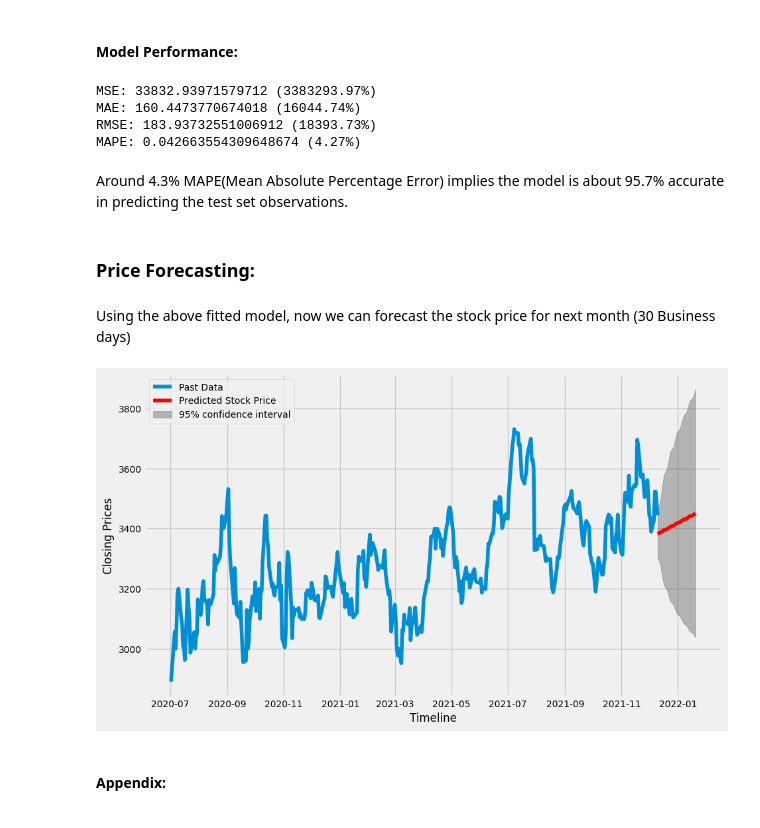
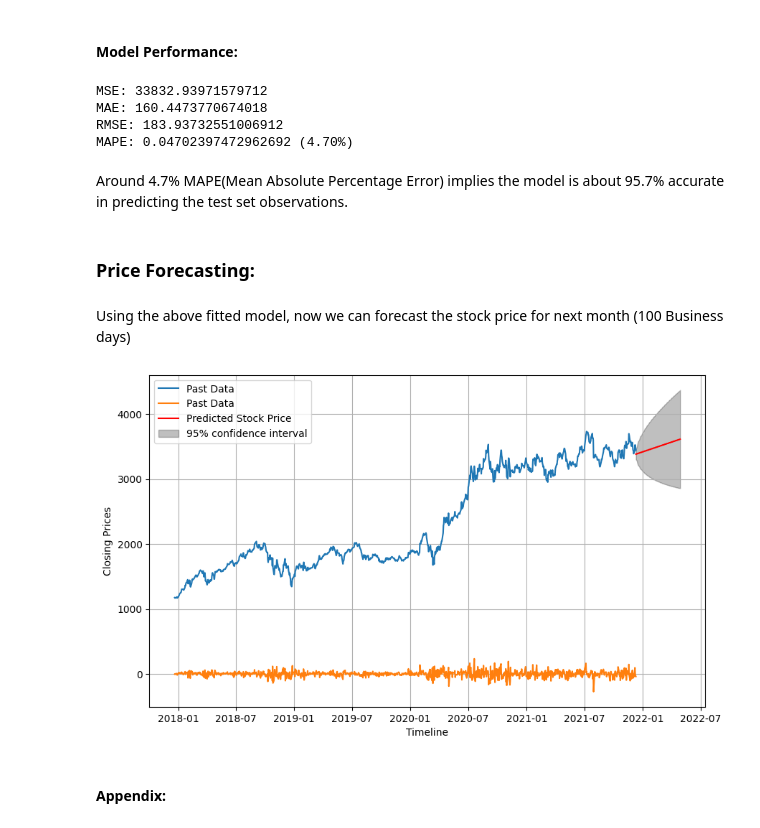
Before and after one commit to HemanthTalla/StockMarketPrediction, a Jupyter notebook: DDA_FinalProject.ipynb, the cells around one changed output. Cells and saved outputs as stored; diff of their text form; code cells hidden in the pictures.

```diff
--- a/DDA_FinalProject.ipynb
+++ b/DDA_FinalProject.ipynb
@@ -451,17 +494,33 @@ plt.legend()
 # %%
 def arimamodel(timeseries):
+    # Buids and auto arima model that will find the most suitable p,d,q values
     automodel = auto_arima(timeseries,
                               start_p=1,
                               start_q=1,
                               test="adf", # use adftest to find optimal 'd'
-                              seasonal=False, # No Seasonality
+                              seasonal=True, # No Seasonality
                               trace=True)
     return automodel
+# %%
+def reverse_diff(series, start_val=0, order=1):
+    # Swaps diff values back to true prices
+    series = np.insert(series, 0, start_val)
+    result = series.cumsum()[1:]
+
+    return result
 # %%
-def plot_arima(n_periods, timeseries, automodel, test_series=None, past_periods=None):
-    # Forecast
+def plot_arima(n_periods, timeseries, automodel, test_series=None, past_periods=None, true_price=None):
+    # Makes a forecast for n periods and plots them
     fc, confint = automodel.predict(n_periods=n_periods,
                                     return_conf_int=True)
+
+    if true_price:
+        fc = reverse_diff(fc, start_val=true_price)
+        confint[:, 0] = confint[:, 0] + true_price
+        confint[:, 1] = confint[:, 1] + true_price
+        # confint[:, 0] = reverse_diff(confint[:, 0], start_val=true_price)
+        # confint[:, 1] = reverse_diff(confint[:, 1], start_val=true_price)
+
     # Business Day index
     fc_ind = pd.date_range(timeseries.index[timeseries.shape[0]-1],
                            periods=n_periods, freq="B")
@@ -470,6 +529,7 @@ def plot_arima(n_periods, timeseries, automodel, test_series=None, past_periods=
     # Upper and lower confidence bounds
     lower_series = pd.Series(confint[:, 0], index=fc_ind)
     upper_series = pd.Series(confint[:, 1], index=fc_ind)
+
     # Create plot
     plt.figure(figsize=(10, 6))
     if past_periods:
@@ -504,7 +570,7 @@ def score_arima(n_periods, test_timeseries, automodel):
 
     return None
 # %%
-automodel = arimamodel(train_data)
+automodel = arimamodel(train_data['Close'])
 print(automodel.summary())
 # %% [output]
 Performing stepwise search to minimize aic
@@ -540,22 +626,22 @@ plot_arima(126, train_data, automodel, test_series=test_data)
 # %% [markdown]
 #### Model Performance:
 # %%
-score_arima(len(test_data), test_data, automodel)
+score_arima(len(test_data), test_data['Close'], automodel)
 # %% [output]
-MSE: 33832.93971579712 (3383293.97%)
-MAE: 160.4473770674018 (16044.74%)
-RMSE: 183.93732551006912 (18393.73%)
-MAPE: 0.042663554309648674 (4.27%)
+MSE: 33832.93971579712
+MAE: 160.4473770674018
+RMSE: 183.93732551006912
+MAPE: 0.04702397472962692 (4.70%)
 # %% [markdown]
-Around 4.3% MAPE(Mean Absolute Percentage Error) implies the model is about 95.7% accurate in predicting the test set observations.
+Around 4.7% MAPE(Mean Absolute Percentage Error) implies the model is about 95.7% accurate in predicting the test set observations.
 # %% [markdown]
 ### Price Forecasting:
 # %% [markdown]
-Using the above fitted model, now we can forecast the stock price for next month (30 Business days)
+Using the above fitted model, now we can forecast the stock price for next month (100 Business days)
 # %%
-plot_arima(30, df_close, automodel, past_periods=365)
+plot_arima(100, df_close, automodel, past_periods=1000)
 # %% [output]
-[figure, old version]
+[figure, new version]
 # %% [markdown]
 #### Appendix:
 # %%
```
Also changed, not shown: parts of 40 cells of this notebook, 1 other file.
